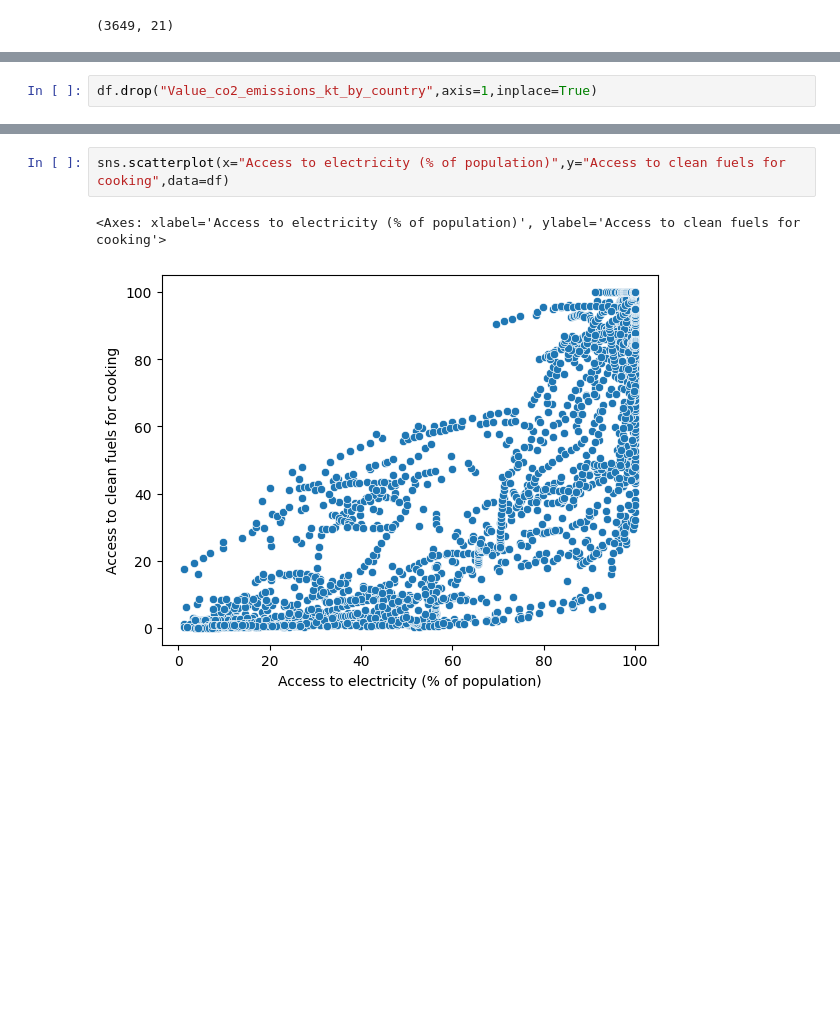
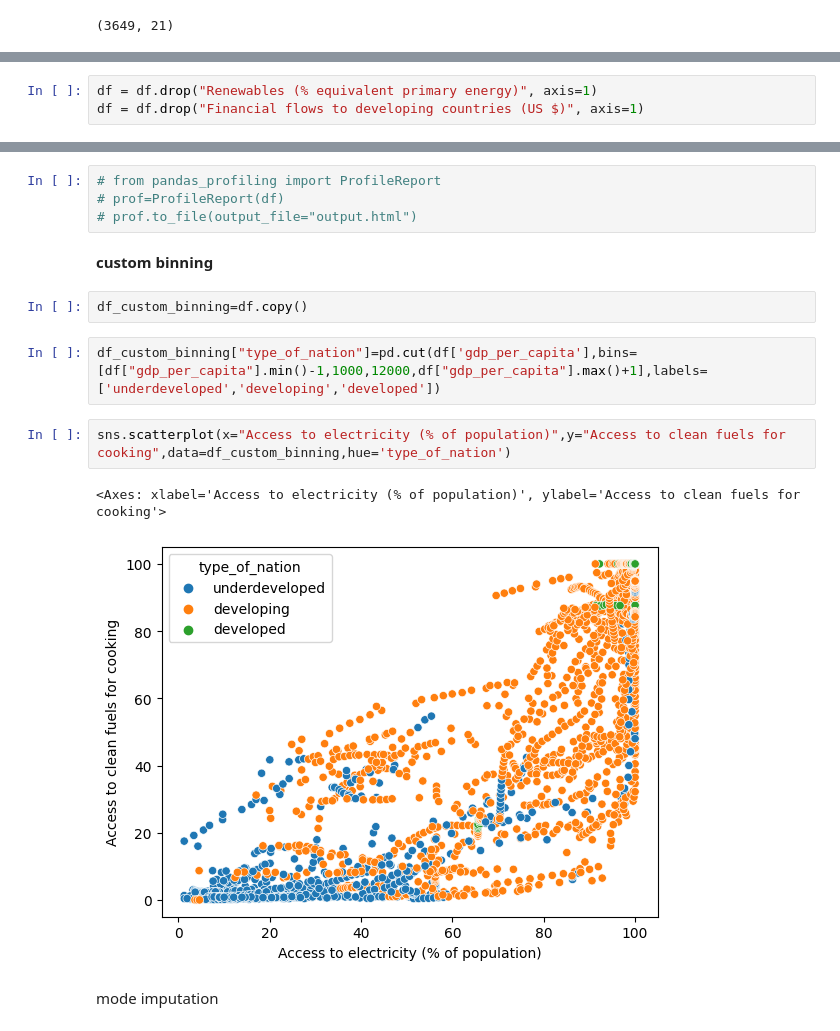
Before and after one commit to chad9012/DataPreprossing3SemProject, a Jupyter notebook: main.ipynb, the cells around one changed output, grey strips where cells are left out. Cells and saved outputs as stored; diff of their text form; blank space fills up the shorter version.

```diff
--- a/main.ipynb
+++ b/main.ipynb
@@ -387,2 +82,0 @@ df.drop("Electricity from nuclear (TWh)",axis=1,inplace=True)
-# %%
-df.drop("Value_co2_emissions_kt_by_country",axis=1,inplace=True)
@@ -449,0 +131,3 @@ print(missing_percentage_df)
+# %%
+df = df.drop("Renewables (% equivalent primary energy)", axis=1)
+df = df.drop("Financial flows to developing countries (US $)", axis=1)
@@ -450,5 +553,17 @@ print(missing_percentage_df)
+# %%
+# from pandas_profiling import ProfileReport
+# prof=ProfileReport(df)
+# prof.to_file(output_file="output.html")
+# %% [markdown]
+**custom binning**
+# %%
+df_custom_binning=df.copy()
+# %%
+df_custom_binning["type_of_nation"]=pd.cut(df['gdp_per_capita'],bins=[df["gdp_per_capita"].min()-1,1000,12000,df["gdp_per_capita"].max()+1],labels=['underdeveloped','developing','developed'])
 # %%
-sns.scatterplot(x="Access to electricity (% of population)",y="Access to clean fuels for cooking",data=df)
+sns.scatterplot(x="Access to electricity (% of population)",y="Access to clean fuels for cooking",data=df_custom_binning,hue='type_of_nation')
 # %% [output]
 <Axes: xlabel='Access to electricity (% of population)', ylabel='Access to clean fuels for cooking'>
-[figure, old version]
+[figure, new version]
+# %% [markdown]
+mode imputation
```
Also changed, not shown: parts of 131 cells of this notebook.
